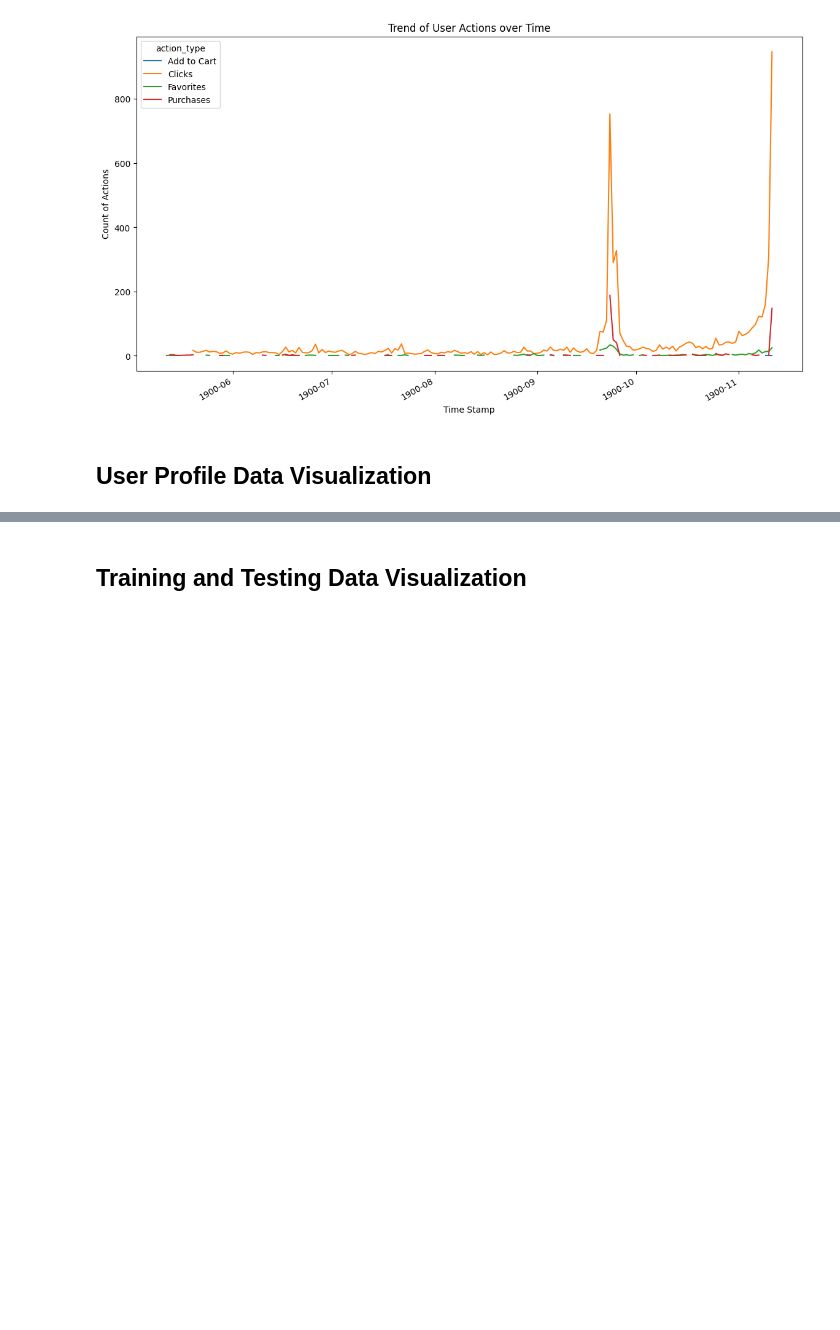
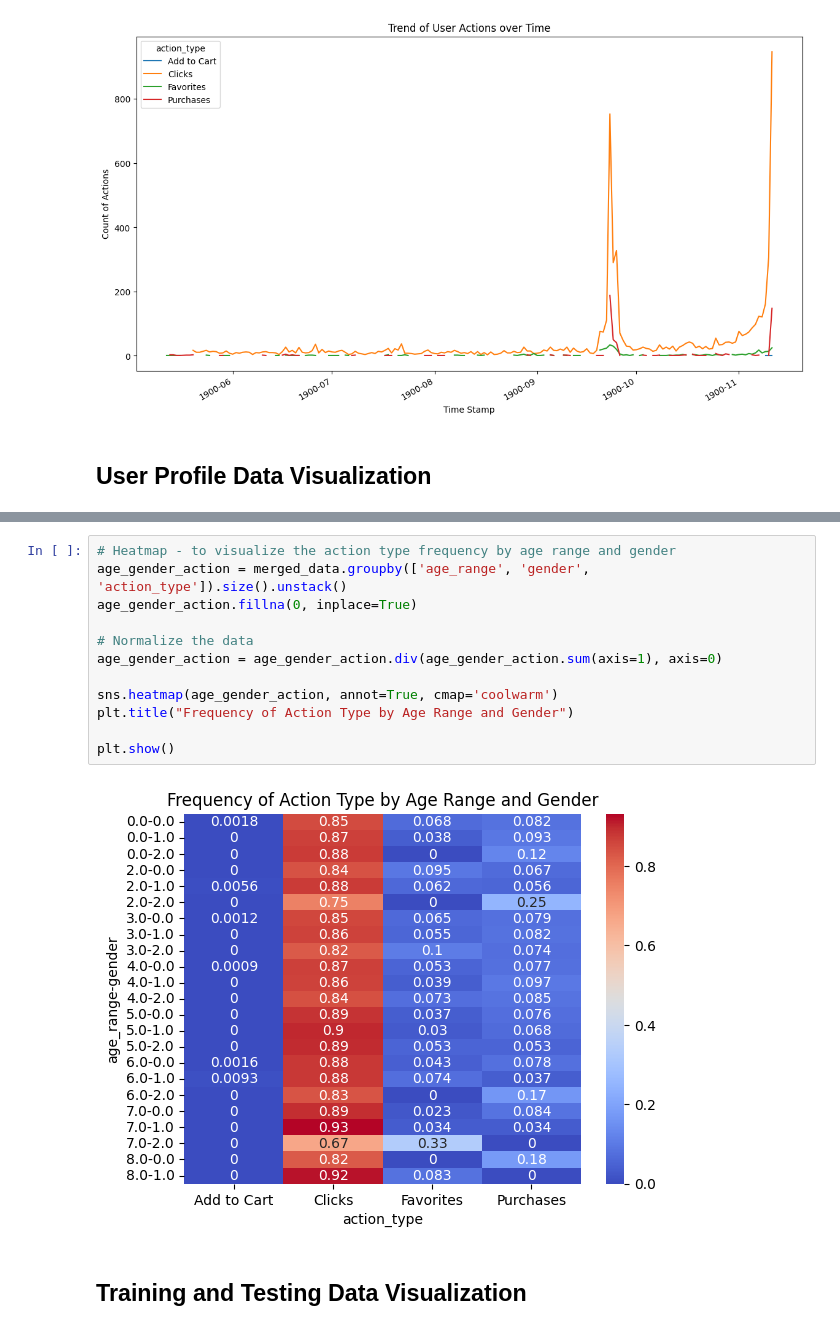
Before and after one commit to CaptainComputer1/CECS550Project, a Jupyter notebook: EM_PR_Final_DataVis.ipynb, the cells around one changed output, grey strips where cells are left out. Cells and saved outputs as stored; diff of their text form; blank space fills up the shorter version.

```diff
--- a/EM_PR_Final_DataVis.ipynb
+++ b/EM_PR_Final_DataVis.ipynb
@@ -112,3 +149,17 @@ plt.show()
+# %%
+# Heatmap - to visualize the action type frequency by age range and gender
+age_gender_action = merged_data.groupby(['age_range', 'gender', 'action_type']).size().unstack()
+age_gender_action.fillna(0, inplace=True)
+
+# Normalize the data
+age_gender_action = age_gender_action.div(age_gender_action.sum(axis=1), axis=0)
+
+sns.heatmap(age_gender_action, annot=True, cmap='coolwarm')
+plt.title("Frequency of Action Type by Age Range and Gender")
+
+plt.show()
+# %% [output]
+[figure, added]
 # %% [markdown]
 ## Training and Testing Data Visualization
 # %%
```
Also changed, not shown: parts of 12 cells of this notebook.
